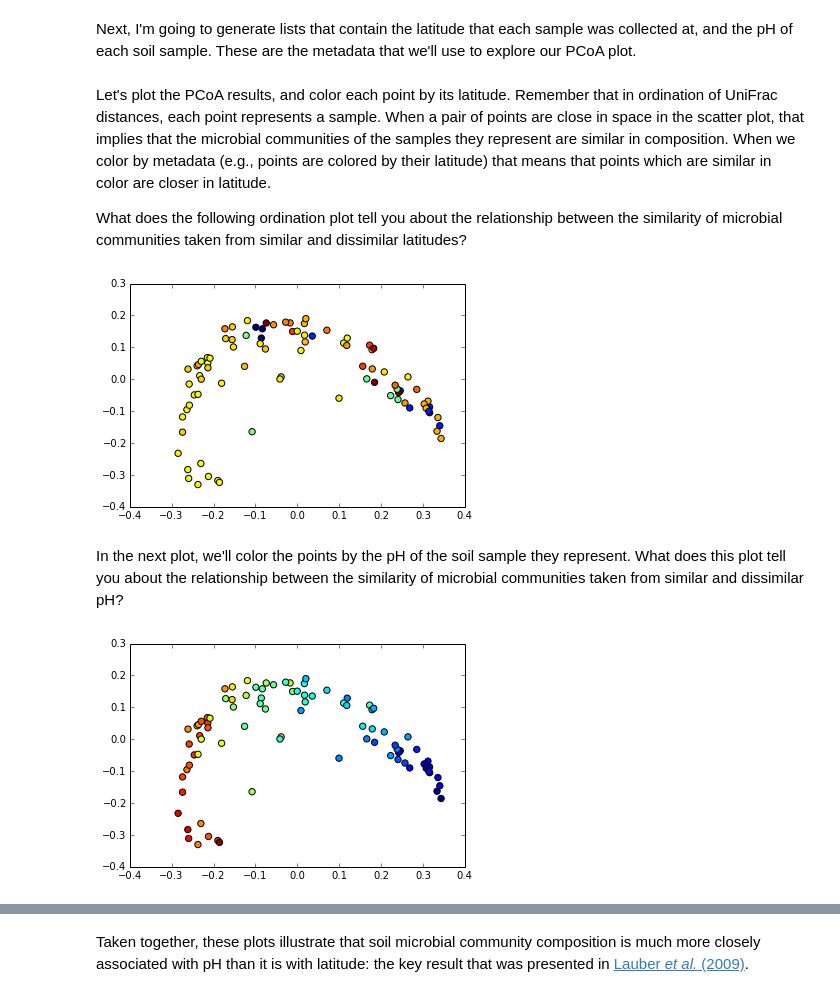
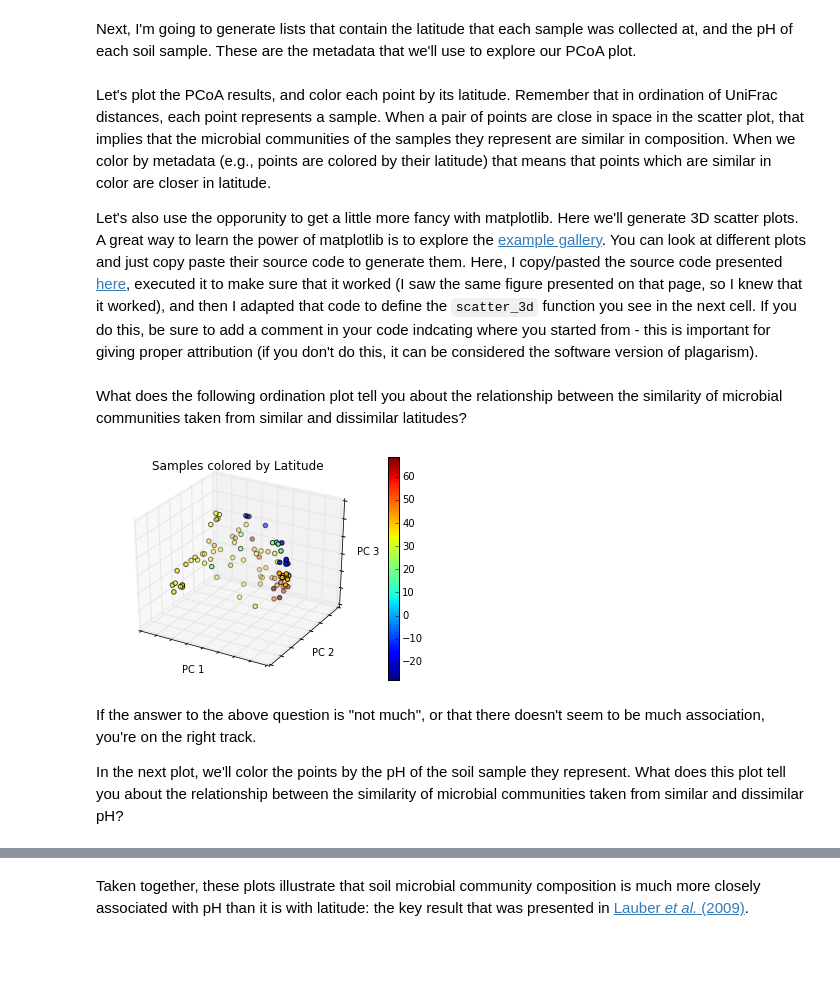
Before and after one commit to applied-bioinformatics/An-Introduction-To-Applied-Bioinformatics, a Jupyter notebook: applications/1-biological-diversity.ipynb, the cells around one changed output, grey strips where cells are left out. Saved outputs shown, nothing was run; the diff lists cells and outputs as text; code cells hidden in the pictures; blank space fills up the shorter version.

Commit message:
cleaned up plots, added color bar

```diff
--- a/applications/1-biological-diversity.ipynb
+++ b/applications/1-biological-diversity.ipynb
@@ -1065,14 +1065,41 @@ soil_ordered_pHs = [soil_sample_md['pH'][sid] for sid in soil_pcoa_ids]
 # %% [markdown]
 Let's plot the PCoA results, and color each point by its latitude. Remember that in ordination of UniFrac distances, each point represents a sample. When a pair of points are close in space in the scatter plot, that implies that the microbial communities of the samples they represent are similar in composition. When we color by metadata (e.g., points are colored by their latitude) that means that points which are similar in color are closer in latitude.
 
-What does the following ordination plot tell you about the relationship between the similarity of microbial communities taken from similar and dissimilar latitudes?
+Let's also use the opporunity to get a little more fancy with matplotlib. Here we'll generate 3D scatter plots. A great way to learn the power of matplotlib is to explore the [example gallery](http://matplotlib.org/gallery.html). You can look at different plots and just copy paste their source code to generate them. Here, I copy/pasted the source code presented [here](http://matplotlib.org/examples/mplot3d/scatter3d_demo.html), executed it to make sure that it worked (I saw the same figure presented on that page, so I knew that it worked), and then I adapted that code to define the ``scatter_3d`` function you see in the next cell. If you do this, be sure to add a comment in your code indcating where you started from - this is important for giving proper attribution (if you don't do this, it can be considered the software version of plagarism).
-# %%
-ord_plot = scatter(soil_pcoa_matrix[0], soil_pcoa_matrix[1], s=40, c=soil_ordered_latitudes)
-# %% [output]
-[figure, removed]
+# %%
+from mpl_toolkits.mplot3d import Axes3D
+import matplotlib.pyplot as plt
+
+def scatter_3d(coord_matrix, colors, title="", axis1=0, axis2=1, axis3=2):
+    # adapted from matplotlib gallery here:
+    # http://matplotlib.org/examples/mplot3d/scatter3d_demo.html
+    fig = plt.figure()
+    ax = fig.add_subplot(111, projection='3d')
+
+    xs = coord_matrix[axis1]
+    ys = coord_matrix[axis2]
+    zs = coord_matrix[axis3]
+    plot = ax.scatter(xs, ys, zs, c=colors)
+
+    ax.set_xlabel('PC %d' % (axis1 + 1))
+    ax.set_ylabel('PC %d' % (axis2 + 1))
+    ax.set_zlabel('PC %d' % (axis3 + 1))
+    ax.set_xticklabels([])
+    ax.set_yticklabels([])
+    ax.set_zticklabels([])
+    fig.colorbar(plot)
+    ax.set_title(title)
+
+
+    plt.show()
+# %% [markdown]
+
+What does the following ordination plot tell you about the relationship between the similarity of microbial communities taken from similar and dissimilar latitudes?
+# %%
+scatter_3d(soil_pcoa_matrix, soil_ordered_latitudes, "Samples colored by Latitude")
+# %% [output]
+[figure, added]
 # %% [markdown]
+If the answer to the above question is "not much", or that there doesn't seem to be much association, you're on the right track.
+
 In the next plot, we'll color the points by the pH of the soil sample they represent. What does this plot tell you about the relationship between the similarity of microbial communities taken from similar and dissimilar pH?
-# %%
-ord_plot = scatter(soil_pcoa_matrix[0], soil_pcoa_matrix[1], s=40, c=soil_ordered_pHs)
-# %% [output]
-[figure, removed]
```
Also changed, not shown: parts of 2 cells of this notebook.
